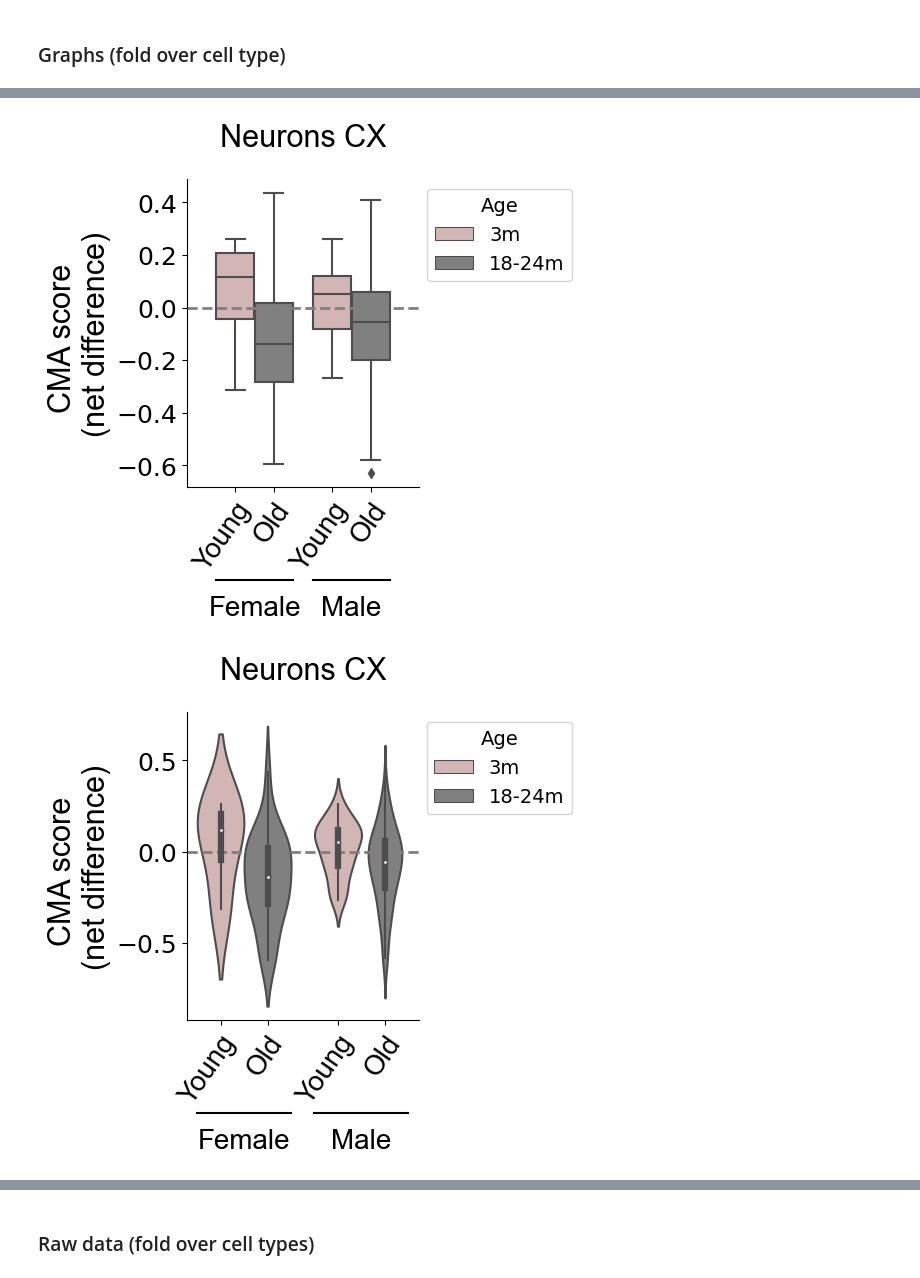
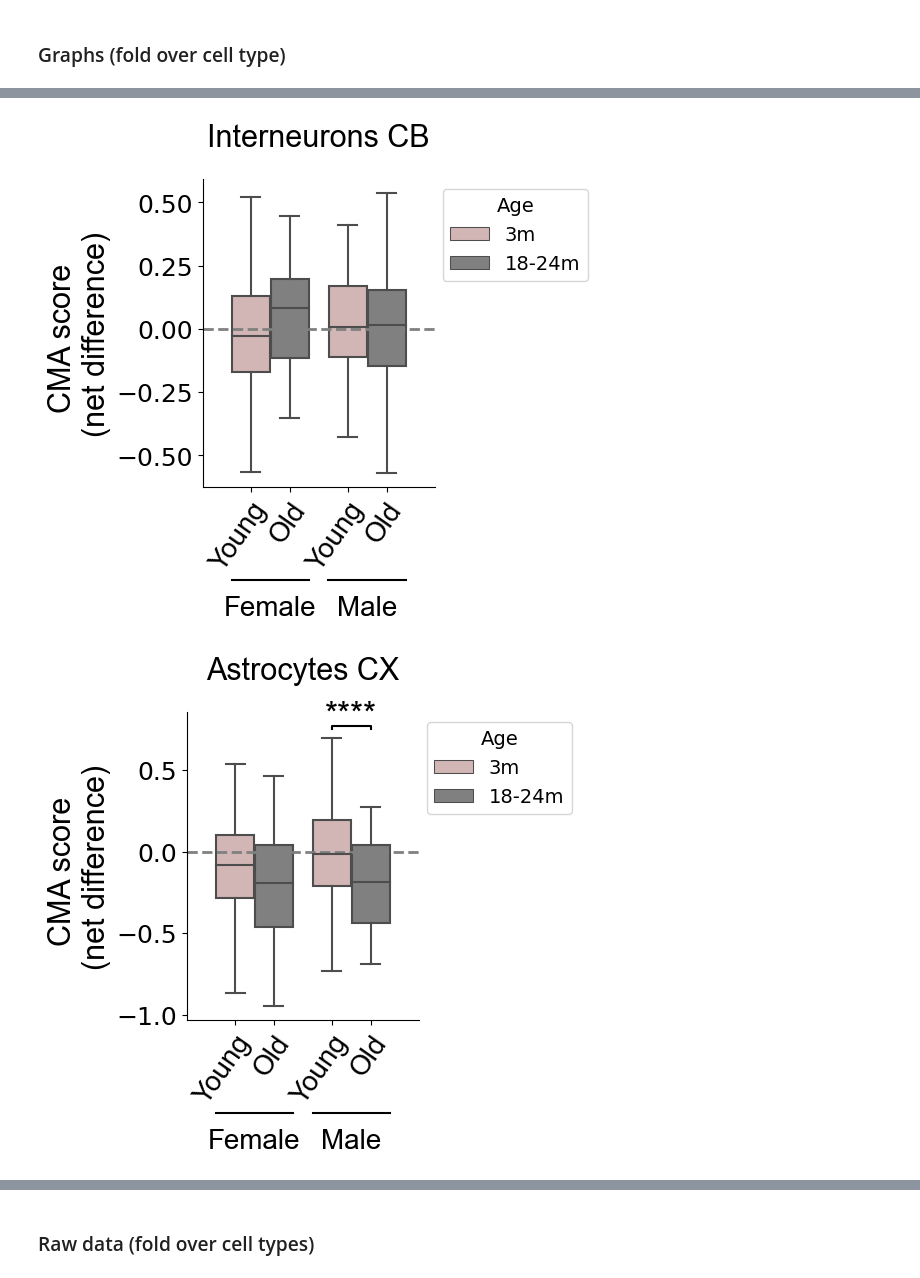
Before and after one commit to amsegura/Khawaja_et_al_2024, a Jupyter notebook: CMA_aging_Atlas_Brain.ipynb, the cells around one changed output, grey strips where cells are left out. Drawn from its saved outputs; the diff is of its cells as text; code cells hidden in the pictures.

```diff
--- a/CMA_aging_Atlas_Brain.ipynb
+++ b/CMA_aging_Atlas_Brain.ipynb
@@ -16,10 +16,6 @@ import scipy.stats as stats
 Data downloaded from [Tabula muris senis](https://cellxgene.cziscience.com/collections/0b9d8a04-bb9d-44da-aa27-705bb65b54eb) project. Brain data, Smart-seq2 assay in .h5ad format was used for further analysis.
 # %% [markdown]
 ## Importing and preprocessing data
-# %%
-input_dir = r'/home/adrianmartin/Onedrive_IMDEA/Old_labs/Cuervo_lab/Dendra_paper/Raw_data/'
-modelmx = r'/home/adrianmartin/Onedrive_IMDEA/Old_labs/Cuervo_lab/Dendra_paper/Raw_data/activation_model.xlsx'
-output_dir = r'/home/adrianmartin/Onedrive_IMDEA/Old_labs/Cuervo_lab/Dendra_paper/Submission_2/Extra/'
 # %%
 # Import h5ad file in scanpy.
 adata = sc.read_h5ad(input_dir + 'Brain_nonmyel.h5ad')
@@ -336,83 +404,70 @@ plt.show()
 # %%
-# Figure Neurons CX
-import matplotlib.pyplot as plt
-import seaborn as sns
-
-fig, ax = plt.subplots(figsize=(3, 4))
+# Figure Interneuron CB
+fig, ax = plt.subplots(figsize=(3,4))
 ax.spines['right'].set_visible(False)
 ax.spines['top'].set_visible(False)
-hfont = {'fontname': 'Arial'}
+hfont = {'fontname':'Arial'}
 
-# Cambiamos sns.barplot por sns.boxplot
-sns.boxplot(x='sex', y='celltype_ns', data=barcode[(barcode.cell_type == 'neuron') & (barcode.subtissue == 'Cortex')],
-            hue='new_age', order=["female", "male"], hue_order=['3m', "18-24m"], palette=['#D7B0B0', '#808080'],
-            showfliers=True)  # showfliers=True para mostrar los valores atípicos
+sns.boxplot(x='sex', y='celltype_ns', data=barcode[(barcode.cell_type=='interneuron') & (barcode.subtissue=='Cerebellum') ],
+            hue='new_age', order=["female", "male"], hue_order=['3m', "18-24m"], palette=['#D7B0B0', '#808080'], showfliers=False)
 
 plt.axhline(y=0, linestyle='dashed', linewidth=2, color='gray', zorder=1)
 plt.xlabel('')
-plt.ylabel('CMA score \n(net difference)', fontdict={'family': 'Arial', 'size': 22})
+plt.ylabel('CMA score \n(net difference)', fontdict={'family':'Arial', 'size': 22})
 ax.set_xticks([-0.2, 0.2, 0.8, 1.2])
-ax.set_xticklabels(["Young", "Old", "Young", "Old"], fontdict={'family': 'Arial', 'size': 20},
+ax.set_xticklabels(["Young", "Old", "Young", "Old"], fontdict={'family':'Arial', 'size': 20},
                    rotation=55, ha='right', rotation_mode='anchor')
-#plt.ylim(-0.22, 0.10)
-#ax.set_yticks([-0.20, -0.10, 0.00, 0.10])
-#ax.set_yticklabels([-0.20, -0.10, 0.00, 0.10], fontdict={'family': 'Arial', 'size': 18})
 ax.tick_params(axis='y', labelsize=18)
 h, l = ax.get_legend_handles_labels()
-ax.legend(h, ['3m', "18-24m"], bbox_to_anchor=(1.7, 1), title="Age", title_fontsize="14", fontsize=14)
-plt.title(label='Neurons CX', fontdict={'family': 'Arial', 'size': 22}, y=1.08)
+ax.legend(h, ['3m', "18-24m"], bbox_to_anchor=(1.7, 1), title="Age", title_fontsize = "14", fontsize = 14)
+plt.title(label='Interneurons CB', fontdict={'family':'Arial', 'size': 22}, y=1.08)
 
 # Female & male
 trans = ax.get_xaxis_transform()
 ax.annotate('Female', xy=(0, -.35), xycoords=trans, ha="center", va="top", size=20, **hfont)
-ax.plot([-.4, 0.4], [-.3, -.3], color="k", transform=trans, clip_on=False)
+ax.plot([-.4,0.4],[-.3,-.3], color="k", transform=trans, clip_on=False)
 ax.annotate('Male', xy=(1, -.35), xycoords=trans, ha="center", va="top", size=20, **hfont)
-ax.plot([0.6, 1.4], [-.3, -.3], color="k", transform=trans, clip_on=False)
-
-plt.savefig(r'/home/adrianmartin/Desktop/Neur_cellns_sex_cx_boxplot.png', bbox_inches='tight', dpi=600)
+ax.plot([0.6,1.4],[-.3,-.3], color="k", transform=trans, clip_on=False)
 
 plt.show()
 # %% [output]
-[figure, old version]
+[figure, new version]
 # %%
-# Figure Neurons CX
-import matplotlib.pyplot as plt
-import seaborn as sns
-
-fig, ax = plt.subplots(figsize=(3, 4))
+# Figure Astrocyte cx
+fig, ax = plt.subplots(figsize=(3,4))
 ax.spines['right'].set_visible(False)
 ax.spines['top'].set_visible(False)
-hfont = {'fontname': 'Arial'}
+hfont = {'fontname':'Arial'}
 
-# Cambiamos sns.barplot por sns.boxplot
-sns.violinplot(x='sex', y='celltype_ns', data=barcode[(barcode.cell_type == 'neuron') & (barcode.subtissue == 'Cortex')],
-            hue='new_age', order=["female", "male"], hue_order=['3m', "18-24m"], palette=['#D7B0B0', '#808080'],
-            showfliers=True)  # showfliers=True para mostrar los valores atípicos
+sns.boxplot(x='sex', y='celltype_ns', data=barcode[(barcode.cell_type=='astrocyte') & (barcode.subtissue=='Cortex') ],
+            hue='new_age', order=["female", "male"], hue_order=['3m', "18-24m"], palette=['#D7B0B0', '#808080'], showfliers=False)
 
 plt.axhline(y=0, linestyle='dashed', linewidth=2, color='gray', zorder=1)
 plt.xlabel('')
-plt.ylabel('CMA score \n(net difference)', fontdict={'family': 'Arial', 'size': 22})
+plt.ylabel('CMA score \n(net difference)', fontdict={'family':'Arial', 'size': 22})
 ax.set_xticks([-0.2, 0.2, 0.8, 1.2])
-ax.set_xticklabels(["Young", "Old", "Young", "Old"], fontdict={'family': 'Arial', 'size': 20},
+ax.set_xticklabels(["Young", "Old", "Young", "Old"], fontdict={'family':'Arial', 'size': 20},
                    rotation=55, ha='right', rotation_mode='anchor')
-#plt.ylim(-0.22, 0.10)
-#ax.set_yticks([-0.20, -0.10, 0.00, 0.10])
-#ax.set_yticklabels([-0.20, -0.10, 0.00, 0.10], fontdict={'family': 'Arial', 'size': 18})
 ax.tick_params(axis='y', labelsize=18)
 h, l = ax.get_legend_handles_labels()
-ax.legend(h, ['3m', "18-24m"], bbox_to_anchor=(1.7, 1), title="Age", title_fontsize="14", fontsize=14)
-plt.title(label='Neurons CX', fontdict={'family': 'Arial', 'size': 22}, y=1.08)
+ax.legend(h, ['3m', "18-24m"], bbox_to_anchor=(1.7, 1), title="Age", title_fontsize = "14", fontsize = 14)
+plt.title(label='Astrocytes CX', fontdict={'family':'Arial', 'size': 22}, y=1.08)
+
+
+# statistical annotation
+x1, x2 = 0.8, 1.2
+y, h, col = 0.75 , 0.02, 'k'
+plt.plot([x1, x1, x2, x2], [y, y+h, y+h, y], lw=1.5, c=col)
+plt.text((x1+x2)*.5, y-0.01, "****", ha='center', va='bottom', color=col, fontdict={'family':'Arial', 'size': 24})
 
 # Female & male
 trans = ax.get_xaxis_transform()
 ax.annotate('Female', xy=(0, -.35), xycoords=trans, ha="center", va="top", size=20, **hfont)
-ax.plot([-.4, 0.4], [-.3, -.3], color="k", transform=trans, clip_on=False)
+ax.plot([-.4,0.4],[-.3,-.3], color="k", transform=trans, clip_on=False)
 ax.annotate('Male', xy=(1, -.35), xycoords=trans, ha="center", va="top", size=20, **hfont)
-ax.plot([0.6, 1.4], [-.3, -.3], color="k", transform=trans, clip_on=False)
-
-plt.savefig(r'/home/adrianmartin/Desktop/Neur_cellns_sex_cx_violin.png', bbox_inches='tight', dpi=600)
+ax.plot([0.6,1.4],[-.3,-.3], color="k", transform=trans, clip_on=False)
 
 plt.show()
 # %% [output]
-[figure, old version]
+[figure, new version]
 # %%
```
Also changed, not shown: parts of 22 cells of this notebook, 5 other files.
